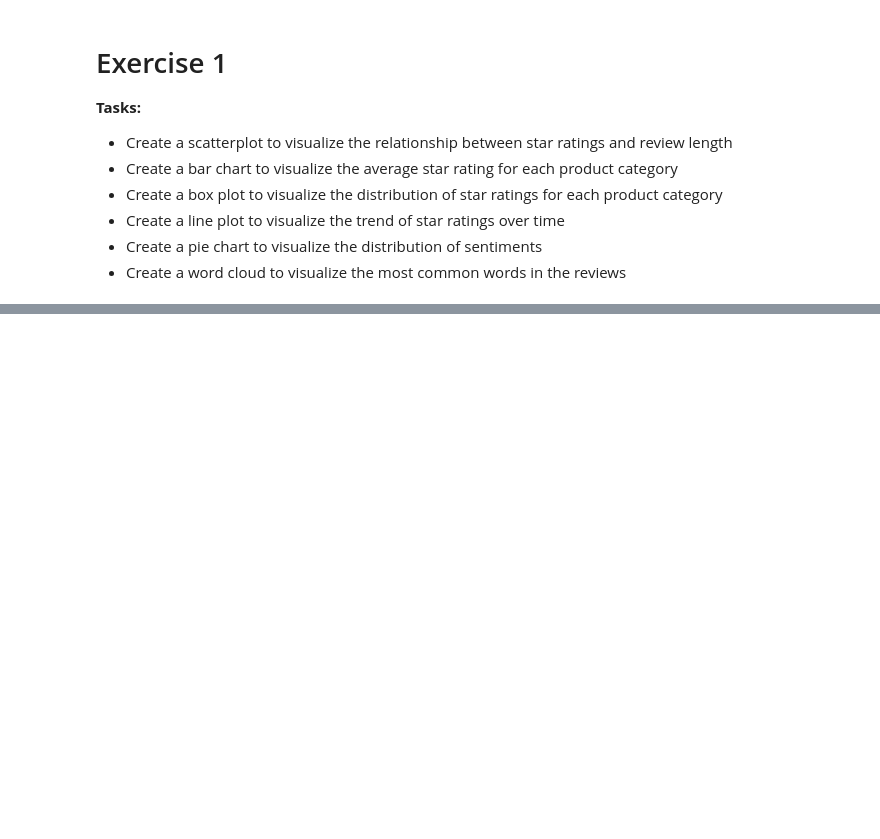
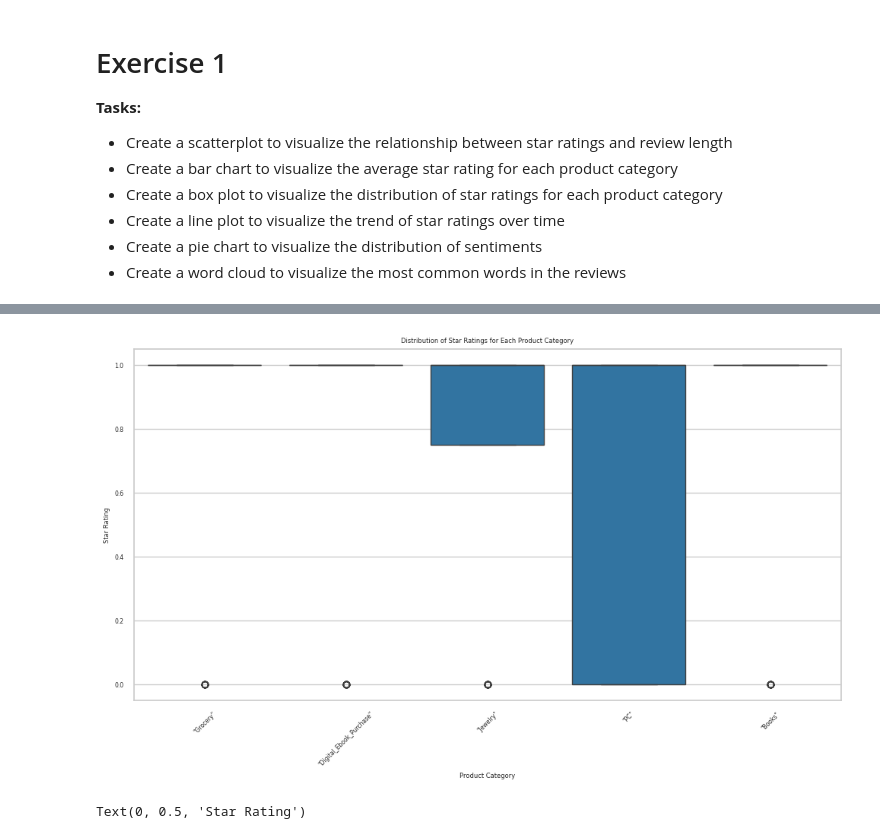
Before and after one commit to Shankar-Hadimani/PythonforDataScience, a Jupyter notebook: 1. Data Exploration using Amazon book dataset.ipynb, the cells around one changed output, grey strips where cells are left out. Drawn from its saved outputs; the diff is of its cells as text; code cells hidden in the pictures; blank space fills up the shorter version.

```diff
--- a/1. Data Exploration using Amazon book dataset.ipynb
+++ b/1. Data Exploration using Amazon book dataset.ipynb
@@ -152,0 +232,20 @@ plt.show()
+# %%
+# Create a box plot to visualize the distribution of star ratings for each product category
+plt.figure(figsize=(12,6))
+sns.boxplot(data=df, x='product_category', y='star_rating')
+plt.title('Distribution of Star Ratings for Each Product Category')
+plt.xlabel('Product Category')
+plt.ylabel('Star Rating')
+plt.xticks(rotation=45)
+plt.show()
+# %% [output]
+[figure, added]
+# %%
+# Create a line plot to visualize the trend of star ratings over time
+plt.figure(figsize=(12,6))
+sns.lineplot(data=df, x='review_date', y='star_rating')
+plt.title('Trend of Star Ratings Over Time')
+plt.xlabel('Review Date')
+plt.ylabel('Star Rating')
+# %% [output]
+Text(0, 0.5, 'Star Rating')
```
Also changed, not shown: parts of 12 cells of this notebook.
